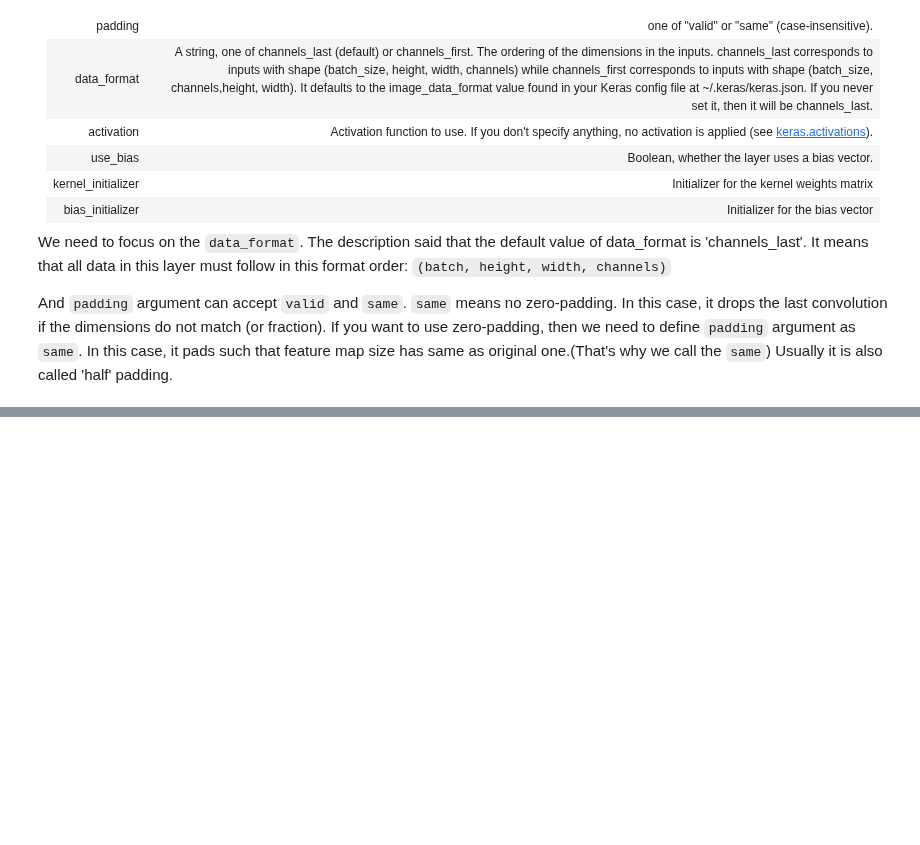
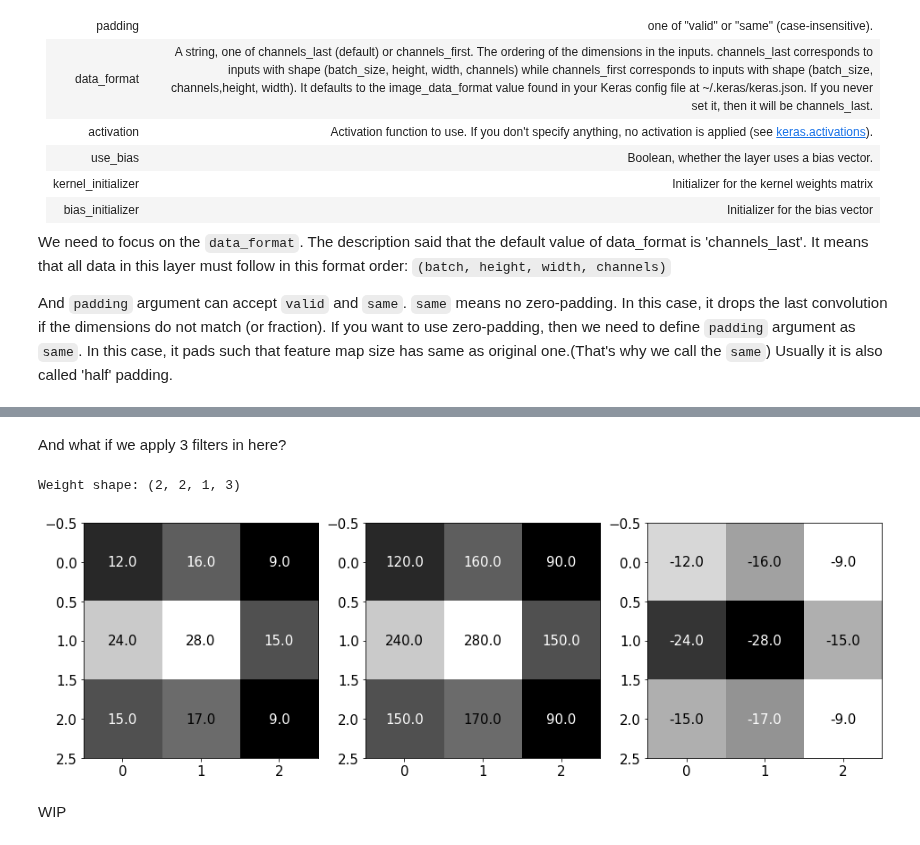
Before and after one commit to goodboychan/goodboychan.github.io, a Jupyter notebook: _notebooks/2020-10-07-01-CNN-Basic.ipynb, the cells around one changed output, grey strips where cells are left out. Drawn from its saved outputs; the diff is of its cells as text; code cells hidden in the pictures; blank space fills up the shorter version.

```diff
--- a/_notebooks/2020-10-07-01-CNN-Basic.ipynb
+++ b/_notebooks/2020-10-07-01-CNN-Basic.ipynb
@@ -119,0 +195,29 @@ And `padding` argument can accept `valid` and `same`. `same` means no zero-paddi
+# %% [markdown]
+And what if we apply 3 filters in here?
+# %%
+# Weight initialization
+weight = np.array([[[[1., 10., -1.]], [[1., 10., -1.]]],
+                   [[[1., 10., -1.]], [[1., 10., -1.]]]])
+weight_init = tf.constant_initializer(weight)
+print("Weight shape: {}".format(weight.shape))
+
+# Convolution layer
+layer = tf.keras.layers.Conv2D(filters=3, kernel_size=(2, 2), padding='SAME', kernel_initializer=weight_init)
+output = layer(image)
+
+## Check output
+feature_maps = np.swapaxes(output, 0, 3)
+
+fig, ax = plt.subplots(1, 3)
+for x, feature_map in enumerate(feature_maps):
+    ax[x].imshow(feature_map.reshape(3, 3), cmap='gray')
+    for (j, i), label in np.ndenumerate(feature_map.reshape(3, 3)):
+        if label < feature_map.mean():
+            ax[x].text(i, j, label, ha='center', va='center', color='white')
+        else:
+            ax[x].text(i, j, label, ha='center', va='center', color='k')
+# %% [output]
+Weight shape: (2, 2, 1, 3)
+[figure, added]
+# %% [markdown]
+WIP
```
Also changed, not shown: parts of 9 cells of this notebook.
